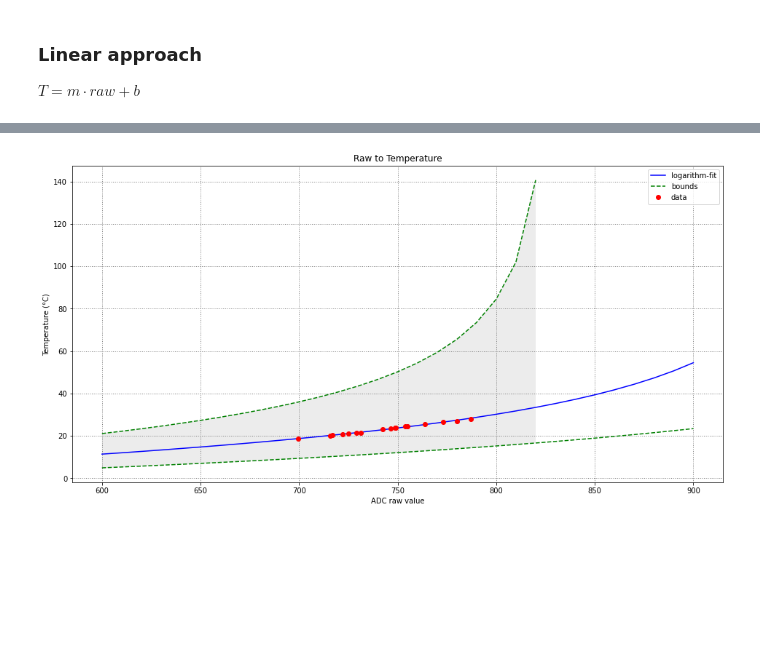
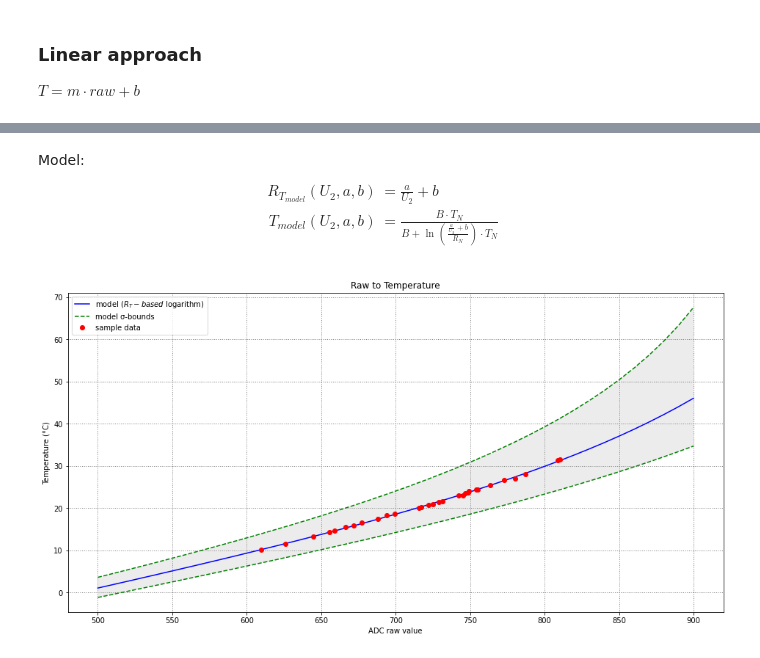
Before and after one commit to henrythasler/sensor-gateway, a Jupyter notebook: docs/temperature-calculation.ipynb, the cells around one changed output, grey strips where cells are left out. Saved outputs shown, nothing was run; the diff lists cells and outputs as text; code cells hidden in the pictures; blank space fills up the shorter version.

Commit message:
switch to non-linear model

```diff
--- a/docs/temperature-calculation.ipynb
+++ b/docs/temperature-calculation.ipynb
@@ -75,7 +83,10 @@ $ T = m \cdot \mathit{raw} + b $
 def func(x, m, b):
     return m * x + b
 
-popt, pcov = curve_fit(linearFunc, raw, temp)
+popt, pcov = curve_fit(func, raw, temp)
+a=popt[0]
+b=popt[1]
+
 x_data = np.arange(600, 901, 10)
 y_data = func(x_data, *popt)
 
@@ -83,8 +94,8 @@ plt.plot(x_data, y_data-273.15, 'b-', label='linear-fit')
 
 stdevs = np.sqrt(np.diag(pcov))
 
-upper = linearFunc(x_data, popt[0]+stdevs[0], popt[1]+stdevs[1])-273.15
-lower = linearFunc(x_data, popt[0]-stdevs[0], popt[1]-stdevs[1])-273.15
+upper = func(x_data, popt[0]+stdevs[0], popt[1]+stdevs[1])-273.15
+lower = func(x_data, popt[0]-stdevs[0], popt[1]-stdevs[1])-273.15
 
 plt.plot(x_data, upper, 'g--', label='bounds')
 plt.plot(x_data, lower, 'g--')
@@ -106,0 +122,15 @@ Based on linear model we get $m=0.111 \pm 0.002$ and $b=213.974 \pm 1.192$.
+# %%
+def func(x, m, b):
+    return m * x + b
+
+x_data = raw
+y_data = temp-func(x_data, 0.103, 219.74);
+
+plt.rcParams['figure.figsize'] = [8,4]
+plt.plot(x_data, y_data, 'bo', label='residuals');
+plt.grid(color='grey', linestyle=':', linewidth=1)
+
+plt.legend();
+plt.title('Residuals');
+plt.xlabel('ADC raw value');
+plt.ylabel('Temperature (°C)');
@@ -122,37 +159,46 @@ $$ R_T = $$
+# %% [markdown]
+Model:
+$$
+\begin{align}
+R_{T_{model}}(U_2, a, b) &= \frac{a}{U_2} + b \\
+T_{model}(U_2, a, b) &= \frac{B \cdot T_N}{B + \ln\left( \frac{\frac{a}{U_2}+b}{R_N} \right) \cdot T_N}
+\end{align}
+$$
 # %%
 # logarithmic approach
 def func(x, a, b):
-    return B * T_N / (B + np.log((a*x+b)/R_N)*T_N)
-#    return a / np.log(x/b)
-#    return a * np.log(x/b+1)
+    RT = a/x+b
+    return B * T_N / (B + np.log(RT/R_N)*T_N)
 
 popt, pcov = curve_fit(func, raw, temp, absolute_sigma=True)
-x_data = np.arange(600, 901, 10)
+a=popt[0]
+b=popt[1]
+
+x_data = np.arange(500, 901, 10)
 y_data = func(x_data, *popt);
 
-plt.plot(x_data, y_data-273.15, 'b-', label='logarithm-fit');
+plt.rcParams['figure.figsize'] = [16,8]
+plt.plot(x_data, y_data-273.15, 'b-', label='model ($R_T-based$ logarithm)');
 
 stdevs = np.sqrt(np.diag(pcov))
 
-#upper = func(x_data, popt[0]+stdevs[0], popt[1]+stdevs[1], popt[2]+stdevs[2], popt[3]+stdevs[3])-273.15
-#lower = func(x_data, popt[0]-stdevs[0], popt[1]-stdevs[1], popt[2]-stdevs[2], popt[3]-stdevs[3])-273.15
 upper = func(x_data, popt[0]+stdevs[0], popt[1]+stdevs[1])-273.15
 lower = func(x_data, popt[0]-stdevs[0], popt[1]-stdevs[1])-273.15
 
-plt.plot(x_data, upper, 'g--', label='bounds')
+plt.plot(x_data, upper, 'g--', label='model σ-bounds')
 plt.plot(x_data, lower, 'g--')
 plt.fill_between(x_data, upper, lower, facecolor="gray", alpha=0.15)
 
-plt.plot(raw, temp-273.15, 'ro', label='data');
+plt.plot(raw, temp-273.15, 'ro', label='sample data');
 plt.rcParams['figure.figsize'] = [16,8]
 plt.grid(color='grey', linestyle=':', linewidth=1)
 
 plt.legend();
 plt.title('Raw to Temperature');
 plt.xlabel('ADC raw value');
 plt.ylabel('Temperature (°C)');
 # %% [output]
-[figure, old version]
+[figure, new version]
 # %%
 md("Based on logarithmic model, we get $a={:.3f} \pm {:.3f}$ and $b={:.3f} \pm {:.3f}$.".format(popt[0], stdevs[0], popt[1], stdevs[1]))
 # %% [output]
```
Also changed, not shown: parts of 18 cells of this notebook, 5 other files.
